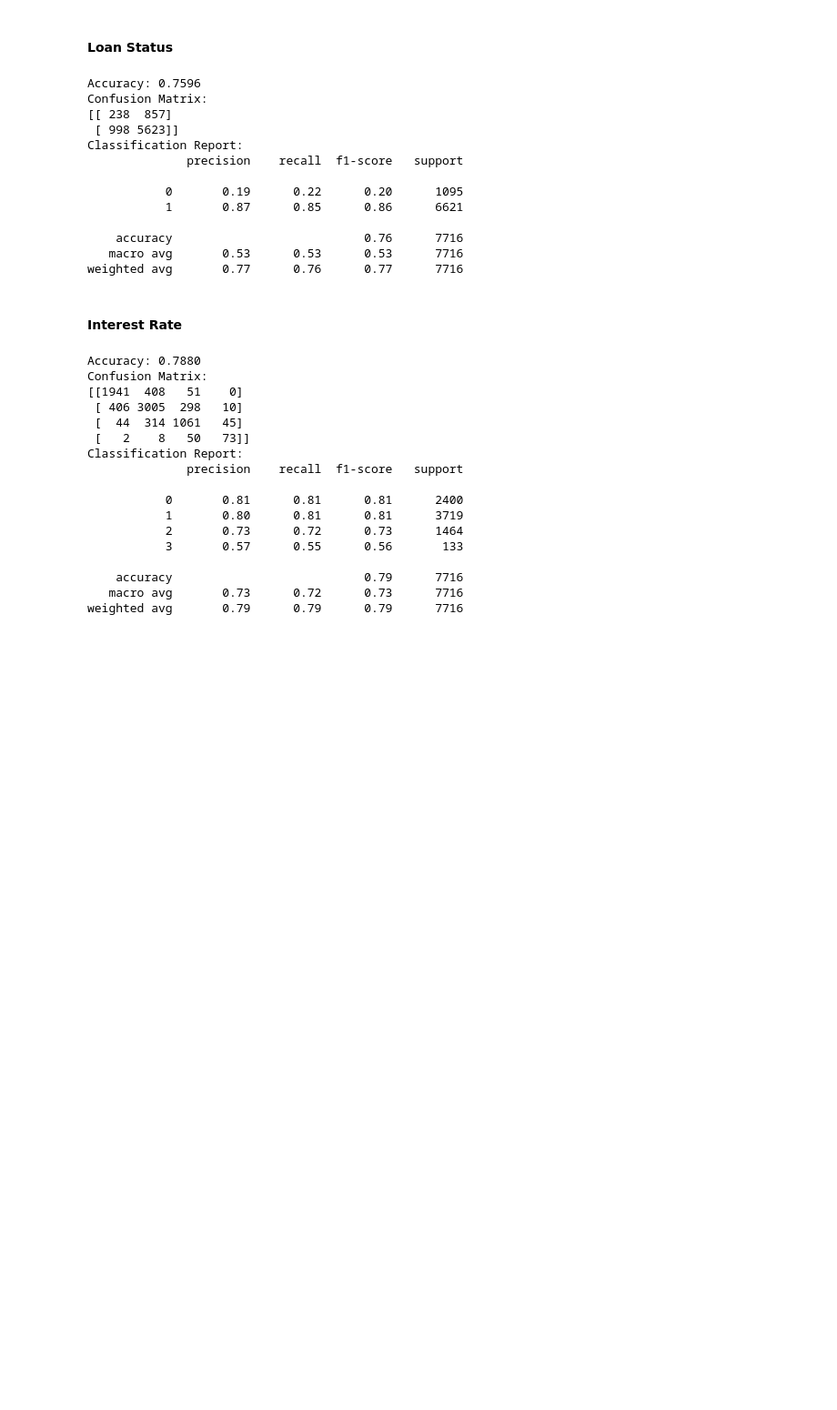
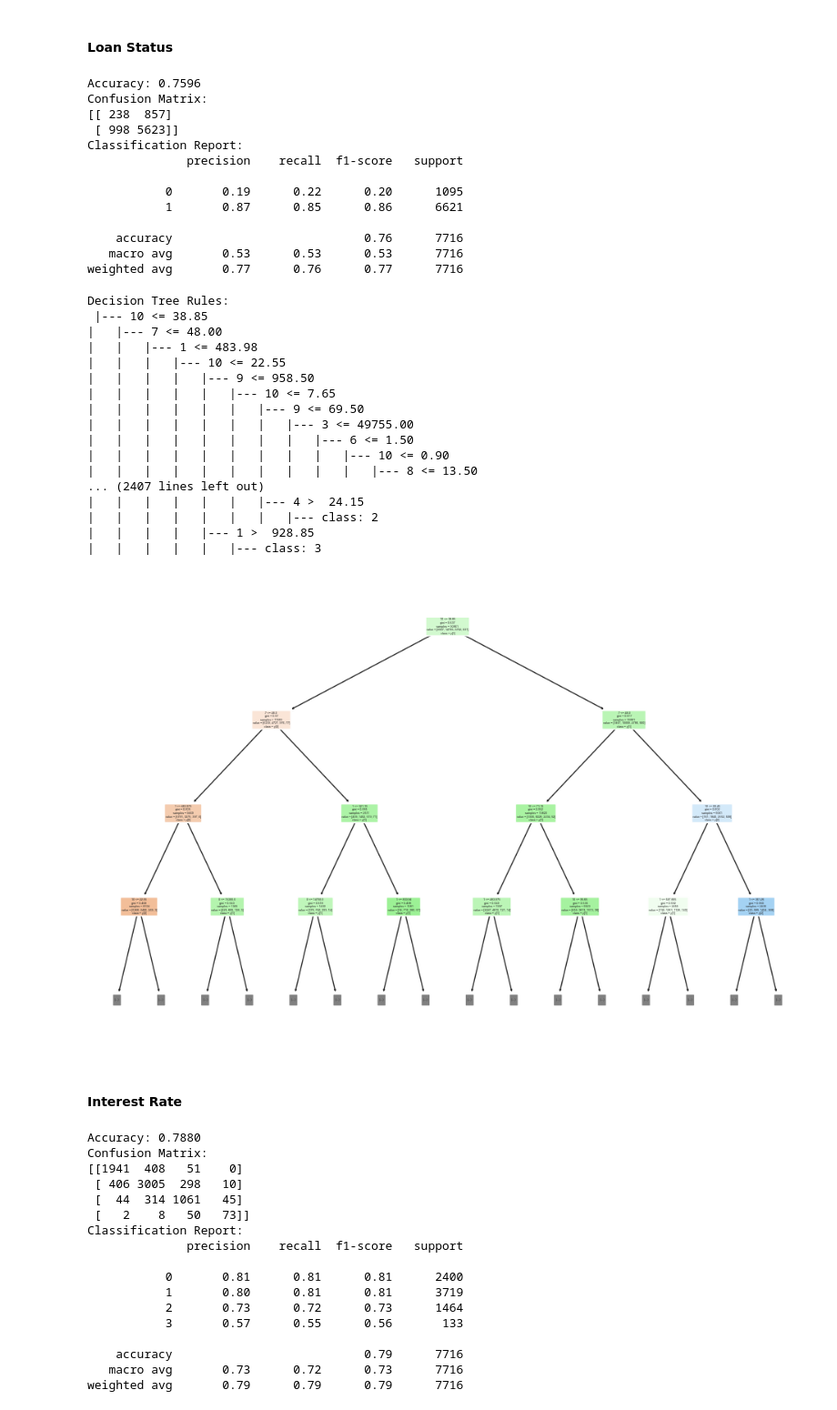
Before and after one commit to likith2201/BankLoanCaseStudy_Project, a Jupyter notebook: BankingLoanCaseStudy.ipynb, the cells around one changed output. Shown at 91% size. Saved outputs shown, nothing was run; the diff lists cells and outputs as text; code cells hidden in the pictures; blank space fills up the shorter version.

```diff
--- a/BankingLoanCaseStudy.ipynb
+++ b/BankingLoanCaseStudy.ipynb
@@ -1524,6 +1524,38 @@ Classification Report:
     accuracy                           0.76      7716
    macro avg       0.53      0.53      0.53      7716
 weighted avg       0.77      0.76      0.77      7716
+# %%
+from sklearn.tree import export_text
+from sklearn.tree import plot_tree
+import matplotlib.pyplot as plt
+
+# Display the decision tree rules
+tree_rules = export_text(dt_model, feature_names=list(range(X_train.shape[1])))
+print("Decision Tree Rules:\n", tree_rules)
+
+# Plot the decision tree
+plt.figure(figsize=(12, 8))
+plot_tree(dt_model, feature_names=list(range(X_train.shape[1])), class_names=True, filled=True, rounded=True,max_depth=3)
+plt.show()
+# %% [output]
+Decision Tree Rules:
+ |--- 10 <= 38.85
+|   |--- 7 <= 48.00
+|   |   |--- 1 <= 483.98
+|   |   |   |--- 10 <= 22.55
+|   |   |   |   |--- 9 <= 958.50
+|   |   |   |   |   |--- 10 <= 7.65
+|   |   |   |   |   |   |--- 9 <= 69.50
+|   |   |   |   |   |   |   |--- 3 <= 49755.00
+|   |   |   |   |   |   |   |   |--- 6 <= 1.50
+|   |   |   |   |   |   |   |   |   |--- 10 <= 0.90
+|   |   |   |   |   |   |   |   |   |   |--- 8 <= 13.50
+... (2407 lines left out)
+|   |   |   |   |   |   |--- 4 >  24.15
+|   |   |   |   |   |   |   |--- class: 2
+|   |   |   |   |--- 1 >  928.85
+|   |   |   |   |   |--- class: 3
+[figure, added]
 # %% [markdown]
 #### Interest Rate
 # %%
```
Also changed, not shown: parts of 7 cells of this notebook.
